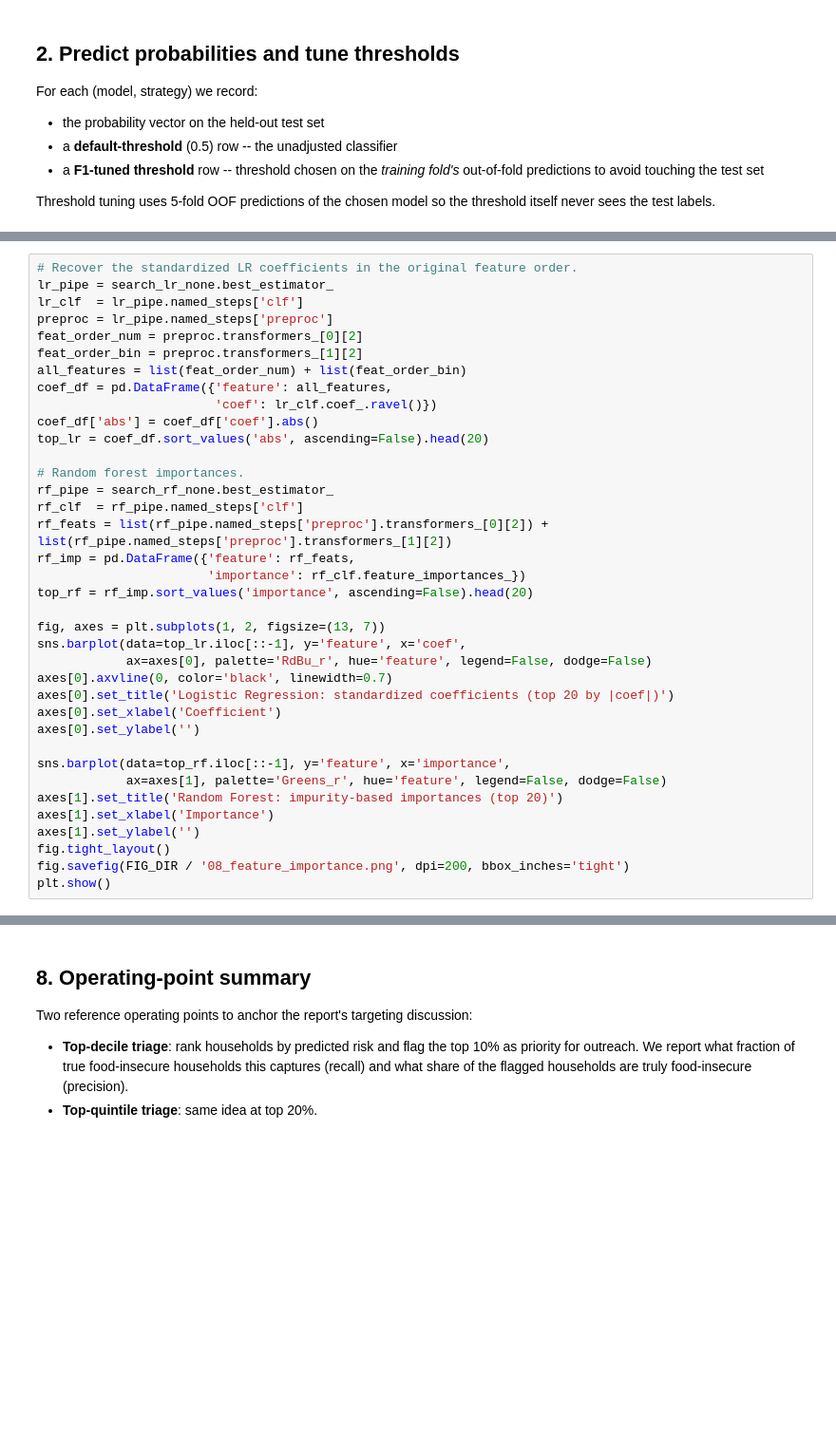
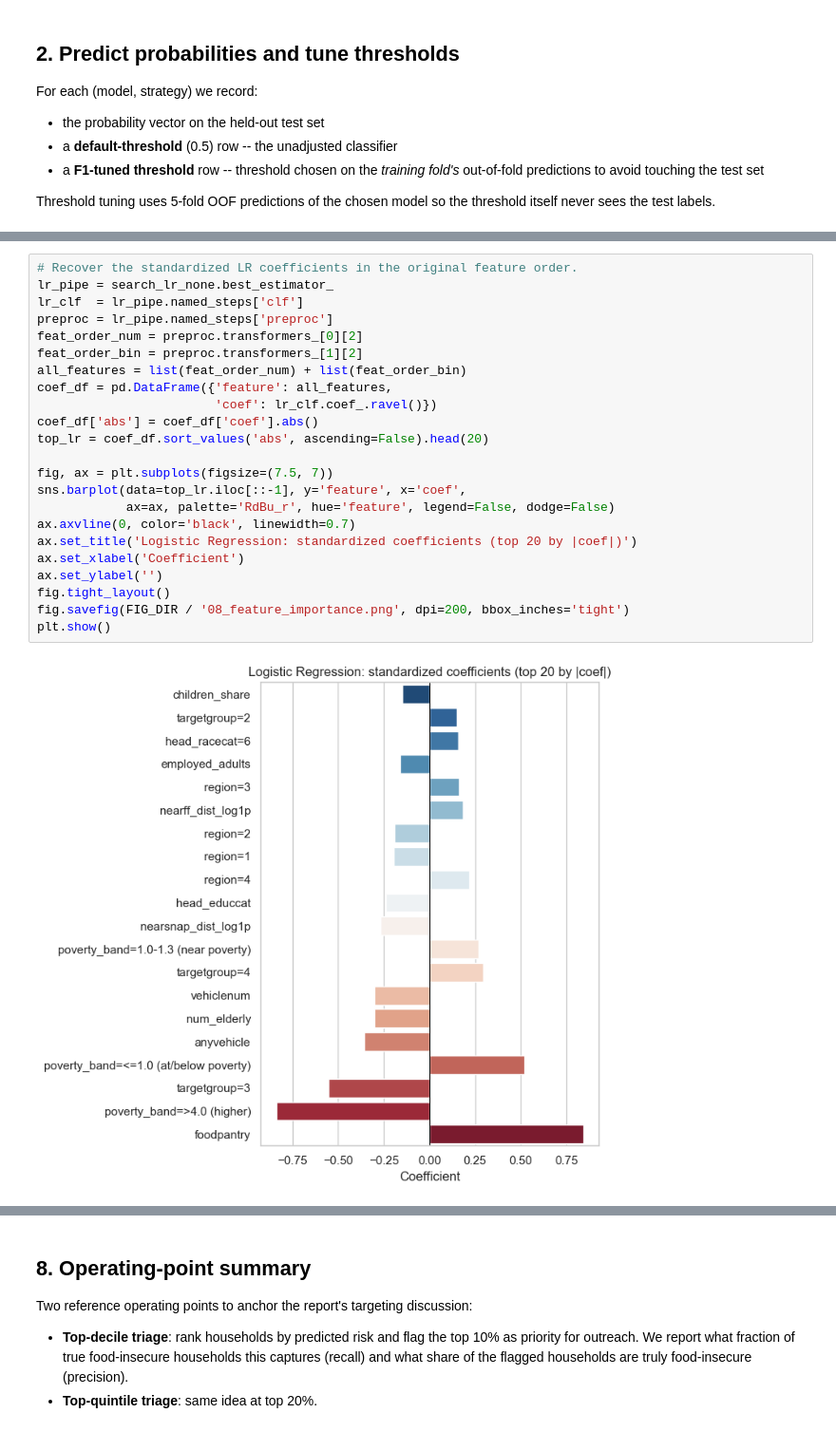
Before and after one commit to nhphuong2504/food-insecure, a Jupyter notebook: notebooks/02_prediction_track.ipynb, the cells around one changed output, grey strips where cells are left out. Shown at 95% size. Saved outputs shown, nothing was run; the diff lists cells and outputs as text; blank space fills up the shorter version.

```diff
--- a/notebooks/02_prediction_track.ipynb
+++ b/notebooks/02_prediction_track.ipynb
@@ -318,38 +430,26 @@ Two complementary views:
 # %%
 # Recover the standardized LR coefficients in the original feature order.
 lr_pipe = search_lr_none.best_estimator_
 lr_clf  = lr_pipe.named_steps['clf']
 preproc = lr_pipe.named_steps['preproc']
 feat_order_num = preproc.transformers_[0][2]
 feat_order_bin = preproc.transformers_[1][2]
 all_features = list(feat_order_num) + list(feat_order_bin)
 coef_df = pd.DataFrame({'feature': all_features,
                         'coef': lr_clf.coef_.ravel()})
 coef_df['abs'] = coef_df['coef'].abs()
 top_lr = coef_df.sort_values('abs', ascending=False).head(20)
 
-# Random forest importances.
-rf_pipe = search_rf_none.best_estimator_
-rf_clf  = rf_pipe.named_steps['clf']
-rf_feats = list(rf_pipe.named_steps['preproc'].transformers_[0][2]) +            list(rf_pipe.named_steps['preproc'].transformers_[1][2])
-rf_imp = pd.DataFrame({'feature': rf_feats,
-                       'importance': rf_clf.feature_importances_})
-top_rf = rf_imp.sort_values('importance', ascending=False).head(20)
-
-fig, axes = plt.subplots(1, 2, figsize=(13, 7))
+fig, ax = plt.subplots(figsize=(7.5, 7))
 sns.barplot(data=top_lr.iloc[::-1], y='feature', x='coef',
-            ax=axes[0], palette='RdBu_r', hue='feature', legend=False, dodge=False)
-axes[0].axvline(0, color='black', linewidth=0.7)
-axes[0].set_title('Logistic Regression: standardized coefficients (top 20 by |coef|)')
-axes[0].set_xlabel('Coefficient')
-axes[0].set_ylabel('')
-
-sns.barplot(data=top_rf.iloc[::-1], y='feature', x='importance',
-            ax=axes[1], palette='Greens_r', hue='feature', legend=False, dodge=False)
-axes[1].set_title('Random Forest: impurity-based importances (top 20)')
-axes[1].set_xlabel('Importance')
-axes[1].set_ylabel('')
+            ax=ax, palette='RdBu_r', hue='feature', legend=False, dodge=False)
+ax.axvline(0, color='black', linewidth=0.7)
+ax.set_title('Logistic Regression: standardized coefficients (top 20 by |coef|)')
+ax.set_xlabel('Coefficient')
+ax.set_ylabel('')
 fig.tight_layout()
 fig.savefig(FIG_DIR / '08_feature_importance.png', dpi=200, bbox_inches='tight')
 plt.show()
+# %% [output]
+[figure, added]
 # %%
```
Also changed, not shown: parts of 21 cells of this notebook, 10 other files.
